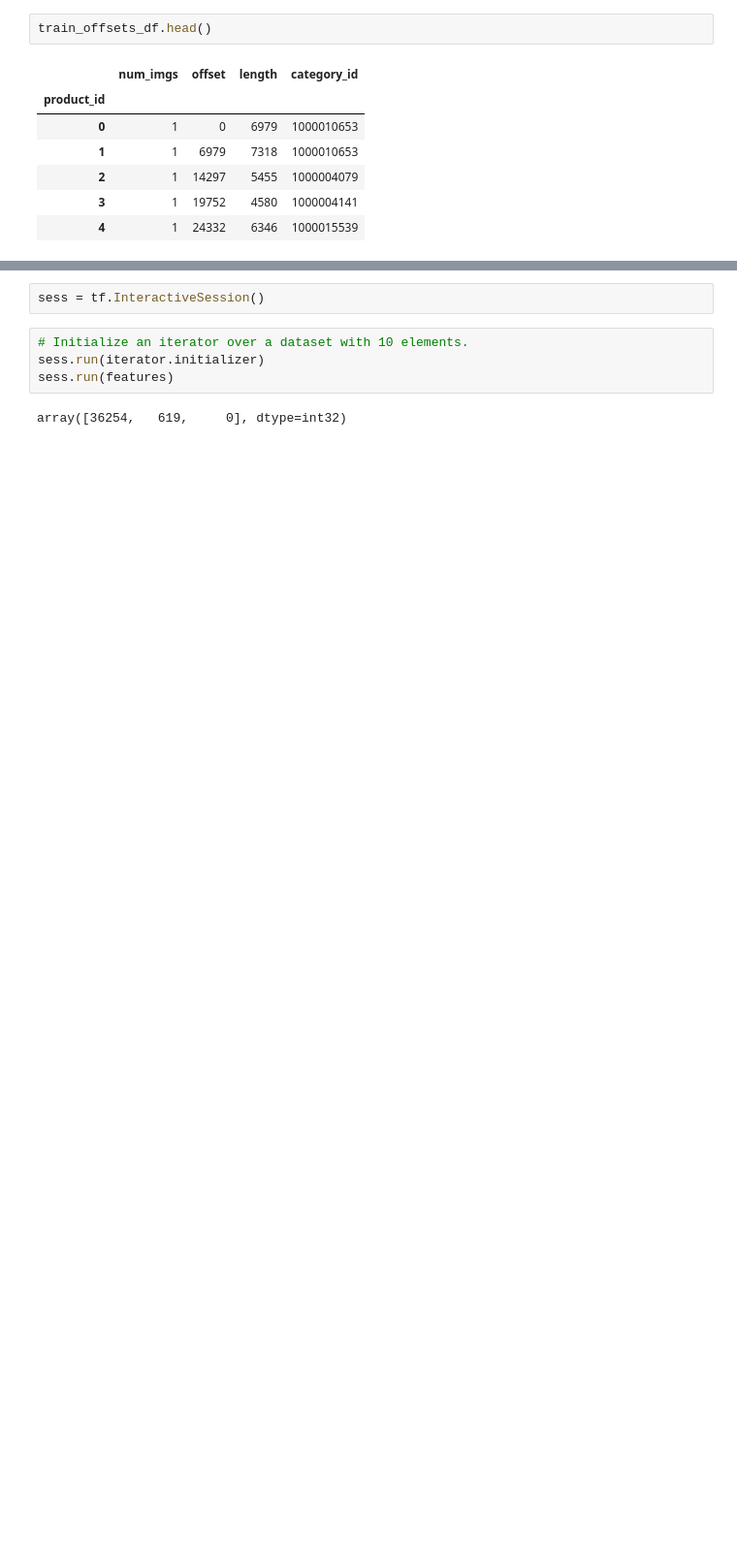
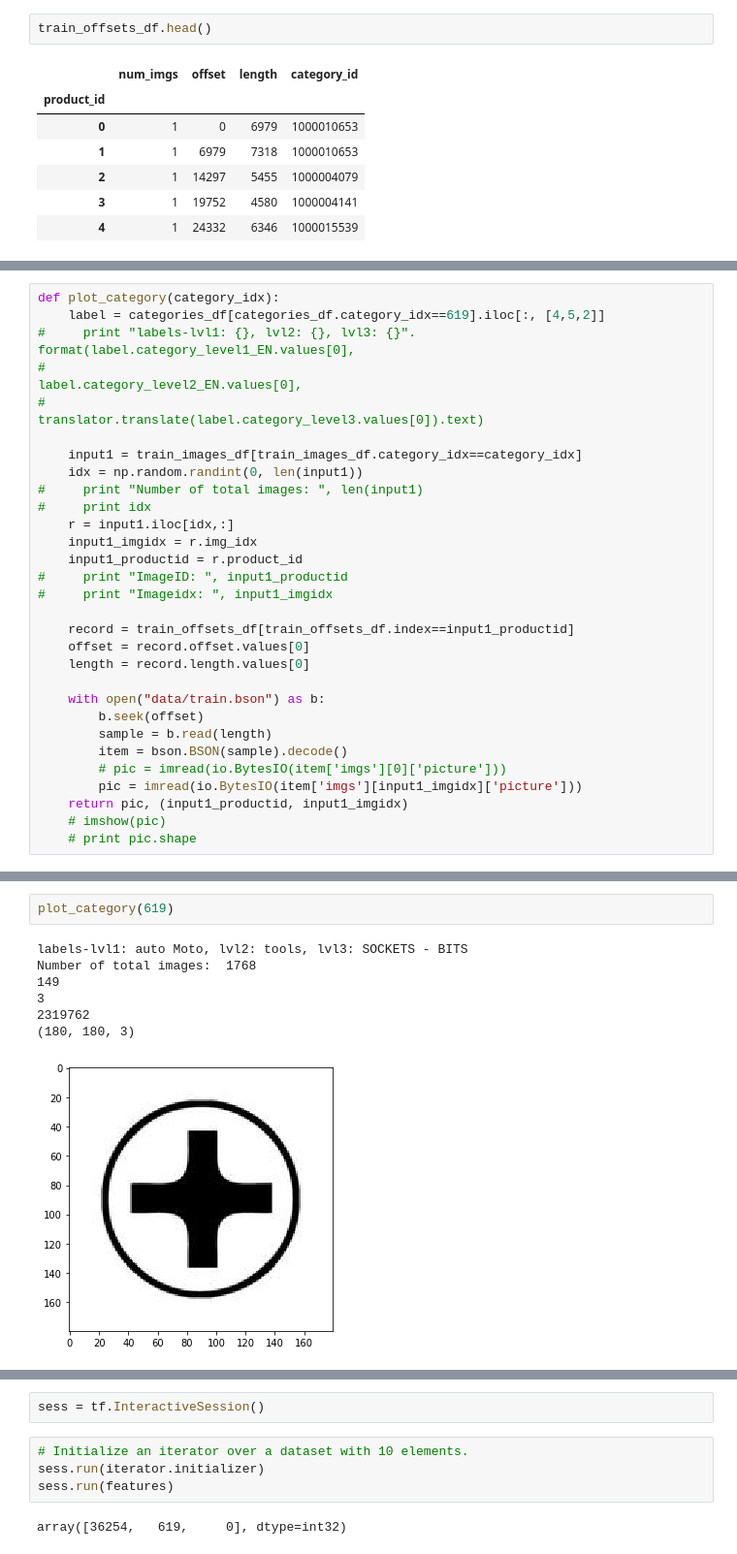
Before and after one commit to liux13/Kaggle_Cdiscount_Image_Classification, a Jupyter notebook: start.ipynb, the cells around one changed output, grey strips where cells are left out. Shown at 97% size. Saved outputs shown, nothing was run; the diff lists cells and outputs as text; blank space fills up the shorter version.

```diff
--- a/start.ipynb
+++ b/start.ipynb
@@ -211,0 +148,30 @@ with tf.device("/cpu:0"):
+# %%
+def plot_category(category_idx):
+    label = categories_df[categories_df.category_idx==619].iloc[:, [4,5,2]]
+#     print "labels-lvl1: {}, lvl2: {}, lvl3: {}". format(label.category_level1_EN.values[0],
+#                                                         label.category_level2_EN.values[0],
+#                                                         translator.translate(label.category_level3.values[0]).text)
+
+    input1 = train_images_df[train_images_df.category_idx==category_idx]
+    idx = np.random.randint(0, len(input1))
+#     print "Number of total images: ", len(input1)
+#     print idx
+    r = input1.iloc[idx,:]
+    input1_imgidx = r.img_idx
+    input1_productid = r.product_id
+#     print "ImageID: ", input1_productid
+#     print "Imageidx: ", input1_imgidx
+
+    record = train_offsets_df[train_offsets_df.index==input1_productid]
+    offset = record.offset.values[0]
+    length = record.length.values[0]
+
+    with open("data/train.bson") as b:
+        b.seek(offset)
+        sample = b.read(length)
+        item = bson.BSON(sample).decode()
+        # pic = imread(io.BytesIO(item['imgs'][0]['picture']))
+        pic = imread(io.BytesIO(item['imgs'][input1_imgidx]['picture']))
+    return pic, (input1_productid, input1_imgidx)
+    # imshow(pic)
+    # print pic.shape
@@ -211,0 +207,10 @@ with tf.device("/cpu:0"):
+# %%
+plot_category(619)
+# %% [output]
+labels-lvl1: auto Moto, lvl2: tools, lvl3: SOCKETS - BITS
+Number of total images:  1768
+149
+3
+2319762
+(180, 180, 3)
+[figure, added]
```
Also changed, not shown: parts of 70 cells of this notebook, 3 other files.
